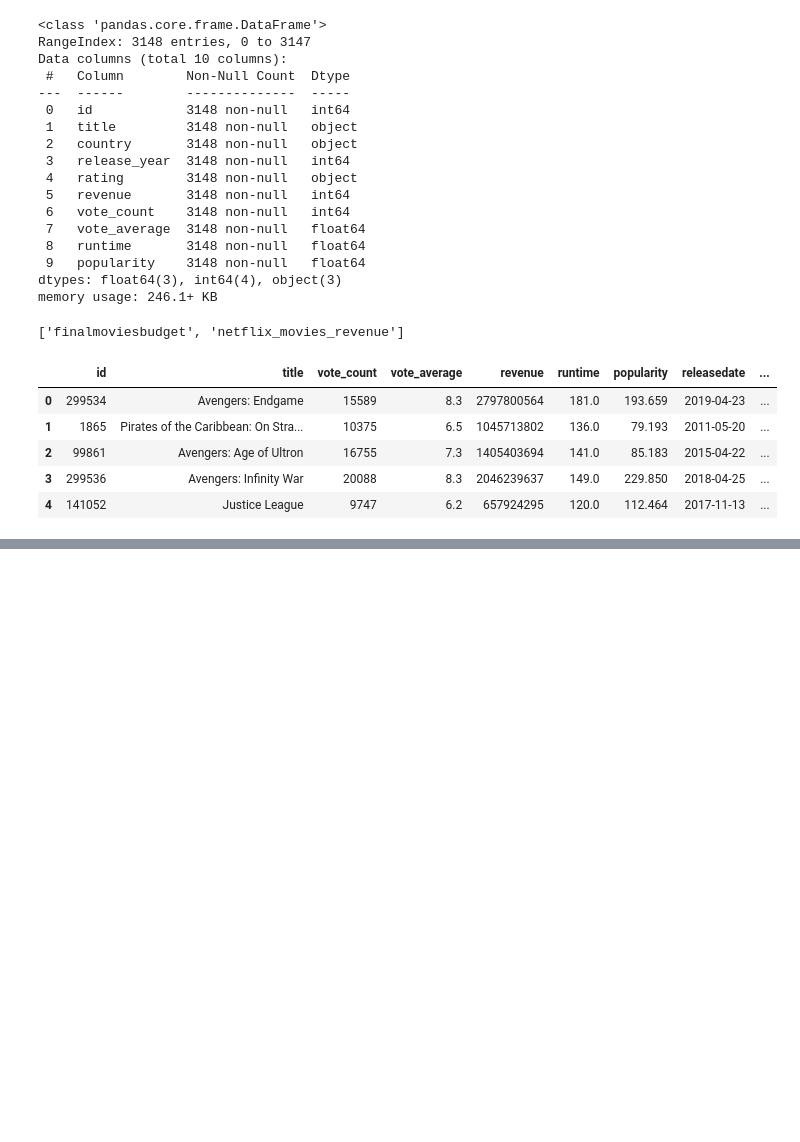
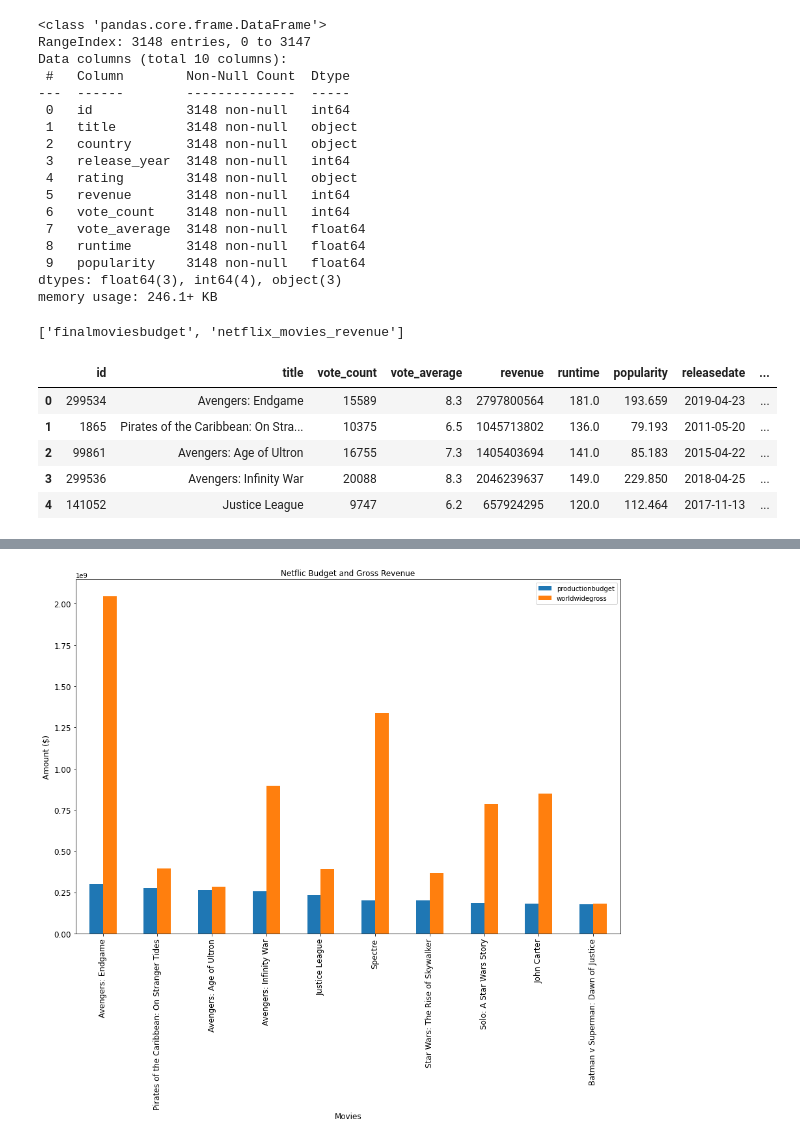
Before and after one commit to LenSin3/Conservatory-ETL-Project, a Jupyter notebook: ETL-Project/ETL-Load.ipynb, the cells around one changed output, grey strips where cells are left out. Saved outputs shown, nothing was run; the diff lists cells and outputs as text; code cells hidden in the pictures; blank space fills up the shorter version.

```diff
--- a/ETL-Project/ETL-Load.ipynb
+++ b/ETL-Project/ETL-Load.ipynb
@@ -96,0 +131,4 @@ pd.read_sql_query('SELECT * FROM netflix_movies_revenue', con = engine).head()
+# %%
+# Netflix top 10 budget movies
+# First merge netflix_movies_revenue and finalmoviesbudget
+netflix_titles = pd.read_sql_query('SELECT * FROM netflix_movies_revenue', con = engine)
@@ -96,0 +145,4 @@ pd.read_sql_query('SELECT * FROM netflix_movies_revenue', con = engine).head()
+# %%
+# Merge netflix_title_df with budget
+NetflixBudgetMerged = pd.merge(netflix_title_df, budget, on = 'id')
+NetflixBudgetMerged.head()
@@ -96,0 +177,4 @@ pd.read_sql_query('SELECT * FROM netflix_movies_revenue', con = engine).head()
+# %%
+# Top 10 netflix budget
+NetflixBudgetMerged_top10 = NetflixBudgetMerged.sort_values('productionbudget', ascending=False).head(10)
+NetflixBudgetMerged_top10
@@ -97,2 +193,13 @@ pd.read_sql_query('SELECT * FROM netflix_movies_revenue', con = engine).head()
+# %%
+# Plot netflix top 10
+# # Extract title, productionbudget, domesticgross, worldwidegross
+ax = NetflixBudgetMerged_top10[['productionbudget', 'worldwidegross']].plot(kind='bar', title ="Netflic Budget and Gross Revenue", figsize=(15, 10), legend=True, fontsize=12)
+ax.set_xlabel("Movies", fontsize=12)
+ax.set_xticklabels(top_10_budget['title'], rotation=90)
+ax.set_ylabel("Amount ($)", fontsize=12)
+plt.savefig('netflixbudget_gross_top10.png')
+plt.show()
+# %% [output]
+[figure, added]
 # %%
 conn.close()
```
Also changed, not shown: parts of 8 cells of this notebook, 5 other files.
